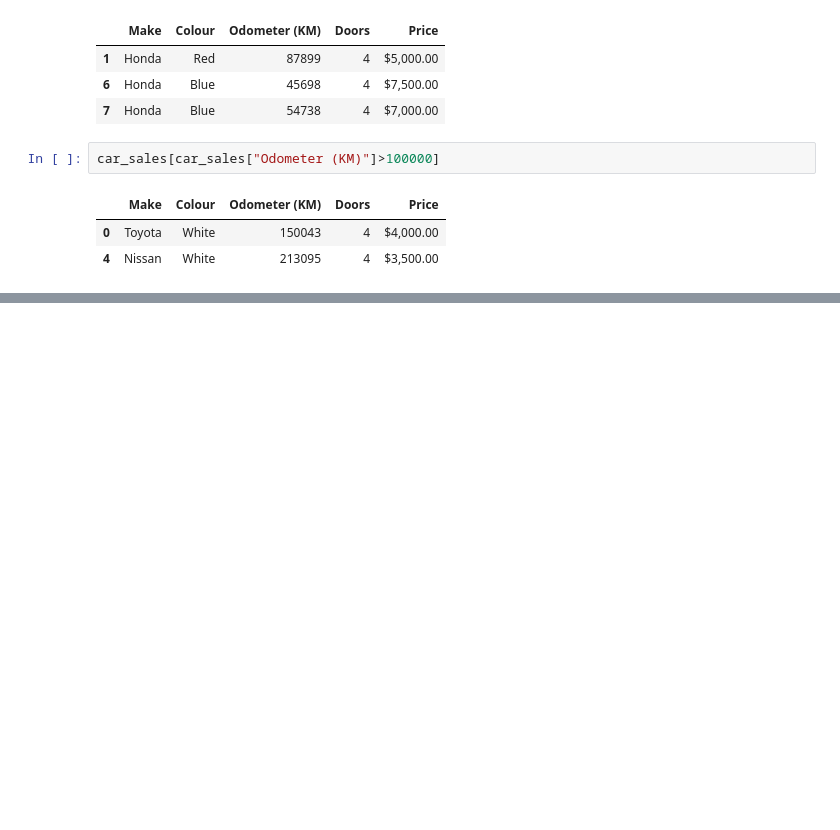
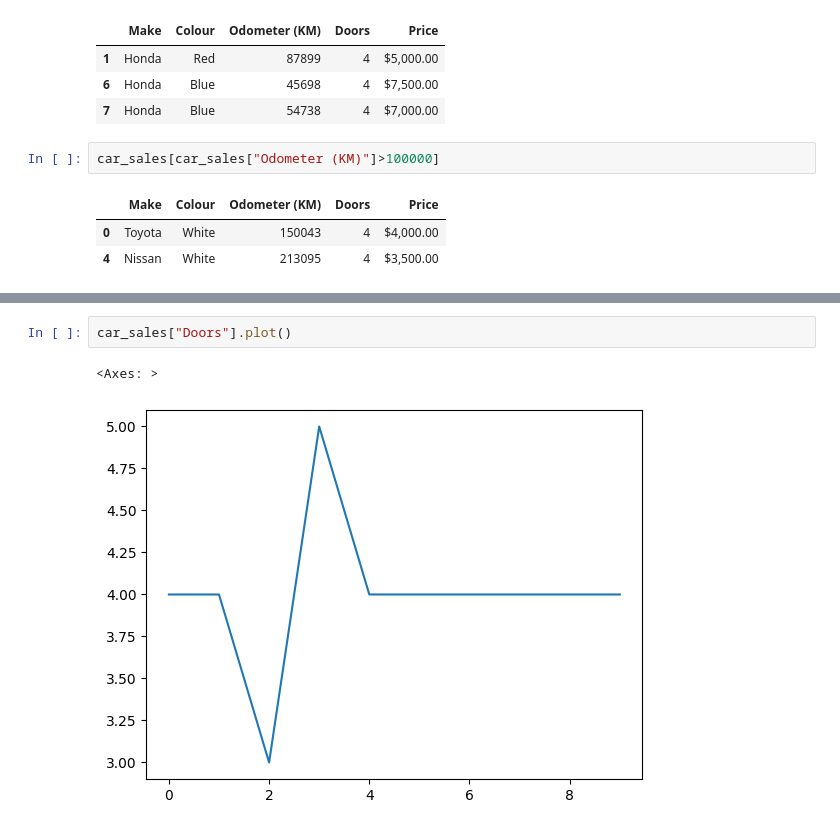
Before and after one commit to slayerrr12/PythonSage, a Jupyter notebook: BasicPandas/PandasBasic.ipynb, the cells around one changed output, grey strips where cells are left out. Saved outputs shown, nothing was run; the diff lists cells and outputs as text; blank space fills up the shorter version.

```diff
--- a/BasicPandas/PandasBasic.ipynb
+++ b/BasicPandas/PandasBasic.ipynb
@@ -397,0 +403,5 @@ car_sales[car_sales["Odometer (KM)"]>100000]
+# %%
+car_sales["Doors"].plot()
+# %% [output]
+<Axes: >
+[figure, added]
```
Also changed, not shown: parts of 1 cell of this notebook.
